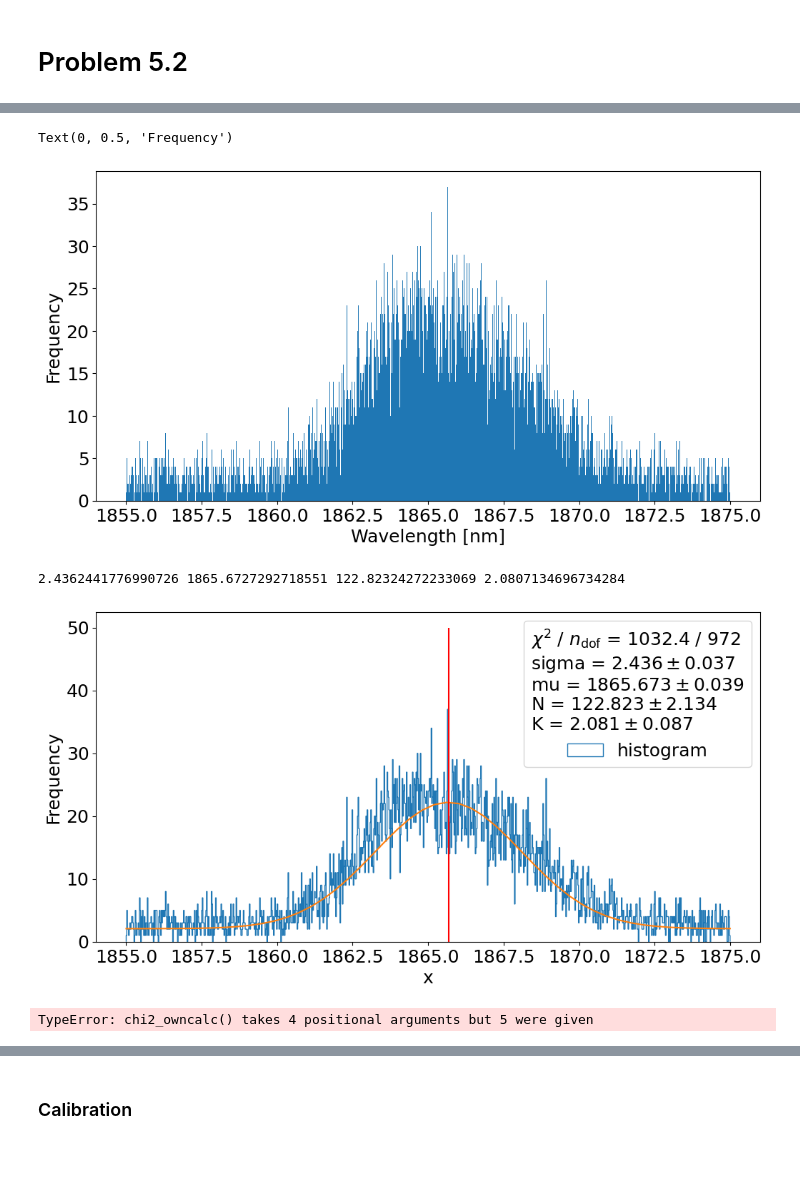
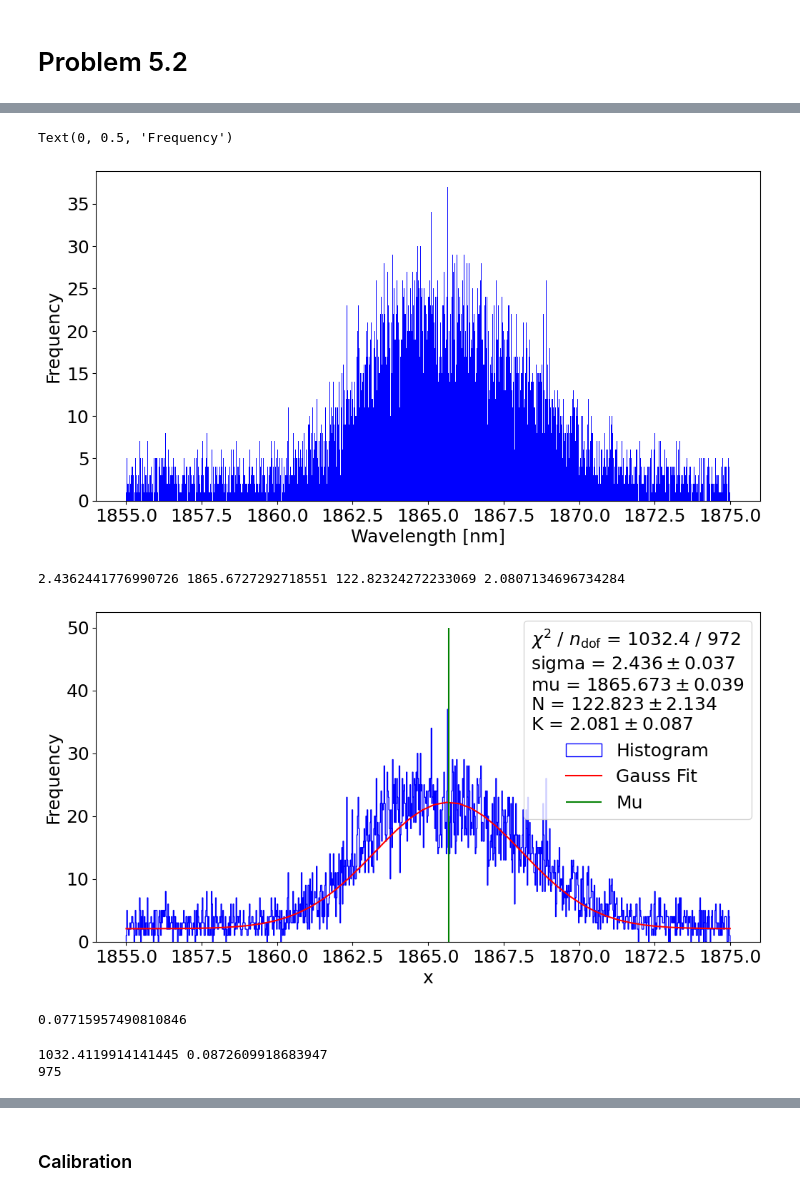
Before and after one commit to akjoelhede/Appstatgang_tornado, a Jupyter notebook: Anders_problemset/problem_set_anders.ipynb, the cells around one changed output, grey strips where cells are left out. Saved outputs shown, nothing was run; the diff lists cells and outputs as text; code cells hidden in the pictures; blank space fills up the shorter version.

```diff
--- a/Anders_problemset/problem_set_anders.ipynb
+++ b/Anders_problemset/problem_set_anders.ipynb
@@ -634,11 +753,11 @@ Text(0, 0.5, 'Frequency')
 # %%
 fig, ax = plt.subplots(figsize=(12, 6))
-ax.hist(wavelength, bins = 1000, range=(1855, 1875))
+ax.hist(wavelength, bins = 1000, range=(1855, 1875), color = 'Blue')
 ax.set_xlabel('Wavelength [nm]')
 ax.set_ylabel('Frequency')
 # %% [output]
 Text(0, 0.5, 'Frequency')
-[figure, old version]
+[figure, new version]
 # %%
 def gauss_fit(x,sigma, mu, N,K):
     return  N*(np.exp(-(x-mu)**2/(2*sigma**2)))/ (sigma*np.sqrt(2*np.pi)) +K
@@ -667,26 +786,31 @@ for p, v, e in zip(m.parameters, m.values, m.errors):
 
 
 fig, ax = plt.subplots(figsize=(12, 6))
-ax.hist(wavelength, bins=1000, histtype='step', label='histogram', range =(1855, 1875))
-ax.plot(np.linspace(1855, 1875), gauss_fit(np.linspace(1855, 1875), *m.values))
-ax.vlines(m.values[1], 0, 50, color = 'red')
+ax.hist(wavelength, bins=1000, histtype='step', label='Histogram', range =(1855, 1875), color ='Blue')
+ax.plot(np.linspace(1855, 1875), gauss_fit(np.linspace(1855, 1875), *m.values), label = 'Gauss Fit', color = 'Red')
+ax.vlines(m.values[1], 0, 50, color = 'green', label = 'Mu')
 ax.set(xlabel="x", ylabel="Frequency");
 ax.legend(title="\n".join(fit_info));
 # %% [output]
 2.4362441776990726 1865.6727292718551 122.82324272233069 2.0807134696734284
-[figure, old version]
+[figure, new version]
+# %%
+2.44/np.sqrt(len(counts))
+# %% [output]
+0.07715957490810846
 # %%
-def chi2_owncalc(x,mu,sigma,N):
-	y_fit = gauss_fit(x,mu,sigma,N)
+def chi2_owncalc(x,sigma, mu, N,K):
+	y_fit = gauss_fit(x,sigma, mu, N,K)
 	chi2 = np.sum(((y - y_fit) / sy)**2)
 	return chi2
 
-print(chi2_owncalc(x,*m.values), stats.chi2.sf(chi2_owncalc(x,*m.values), 975))
+print(chi2_owncalc(x,*m.values), stats.chi2.sf(chi2_owncalc(x,*m.values), 972))
 
 #Calculate degrees of freedom
 print(len(y[y>0])-1)
 # %% [output]
-TypeError: chi2_owncalc() takes 4 positional arguments but 5 were given
+1032.4119914141445 0.0872609918683947
+975
 # %%
 def gauss_fit(x,sigma, mu, N, K):
     return  N*(np.exp(-(x-mu)**2/(2*sigma**2)))/ (sigma*np.sqrt(2*np.pi)) +K
```
Also changed, not shown: parts of 43 cells of this notebook.
